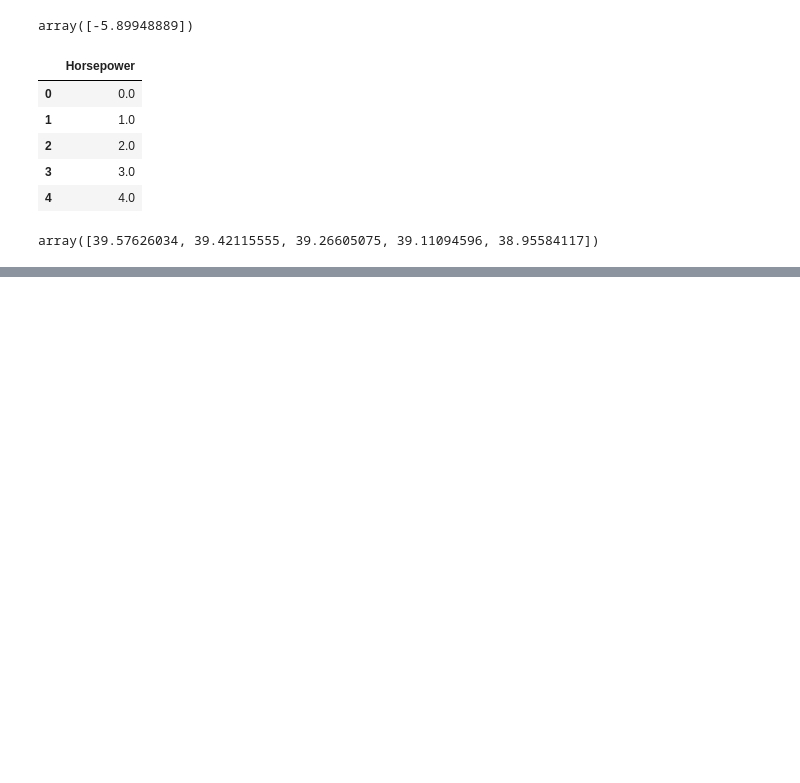
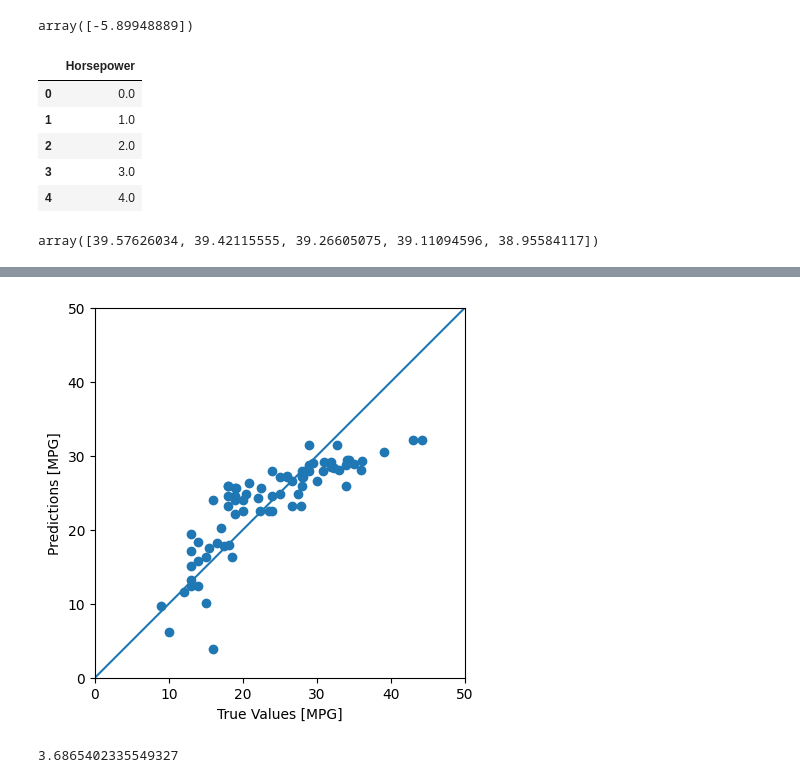
Before and after one commit to 2026-2-predictiva/std-santiago-loaiza-perez, a Jupyter notebook: PRE_02_regresion_basica/notebooks/notebook.ipynb, the cells around one changed output, grey strips where cells are left out. Drawn from its saved outputs; the diff is of its cells as text; code cells hidden in the pictures; blank space fills up the shorter version.

```diff
--- a/PRE_02_regresion_basica/notebooks/notebook.ipynb
+++ b/PRE_02_regresion_basica/notebooks/notebook.ipynb
@@ -275,0 +339,8 @@ test_results
+# %%
+
+plot_predictions(
+    y_true=test_labels,
+    y_pred=horsepower_model.predict(standarized_test_horsepower),
+)
+# %% [output]
+[figure, added]
@@ -275,0 +376,30 @@ test_results
+# %%
+
+
+# Uso del modelo
+
+import pandas as pd
+
+dataset = pd.read_csv("../data/auto_mpg.csv")
+dataset = dataset.dropna()
+dataset["Origin"] = dataset["Origin"].map(
+    {1: "USA", 2: "Europe", 3: "Japan"},
+)
+dataset = pd.get_dummies(dataset, columns=["Origin"], prefix="", prefix_sep="")
+y_true = dataset.pop("MPG")
+
+with open("../submission/mlp.pkl", "rb") as file:
+    new_mlp = pickle.load(file)
+
+with open("../submission/features_scaler.pkl", "rb") as file:
+    new_features_scaler = pickle.load(file)
+
+standarized_dataset = new_features_scaler.transform(dataset)
+y_pred = new_mlp.predict(standarized_dataset)
+
+mean_squared_error(
+    y_true=y_true,
+    y_pred=y_pred,
+)
+# %% [output]
+3.6865402335549327
```
Also changed, not shown: parts of 23 cells of this notebook, 5 other files.
